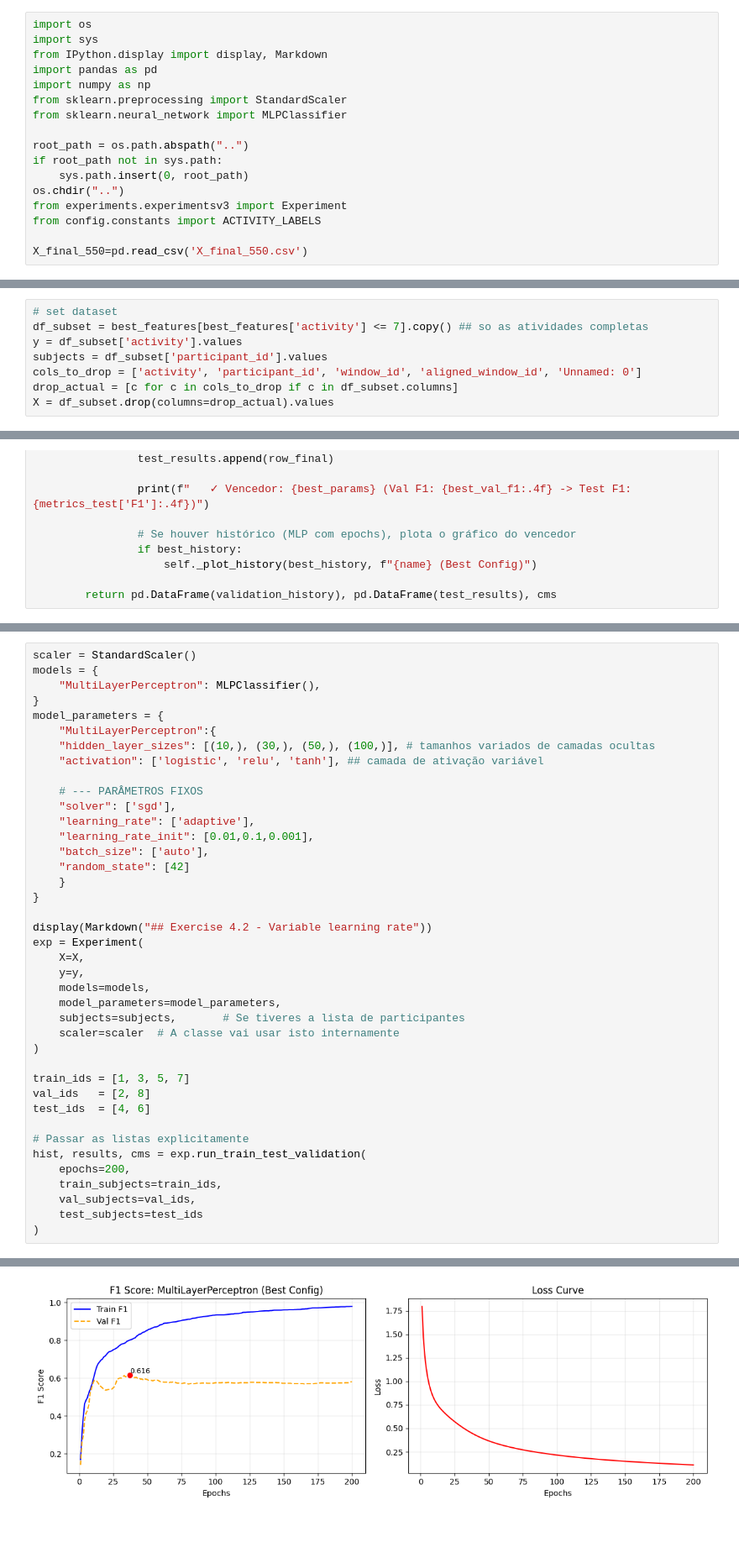
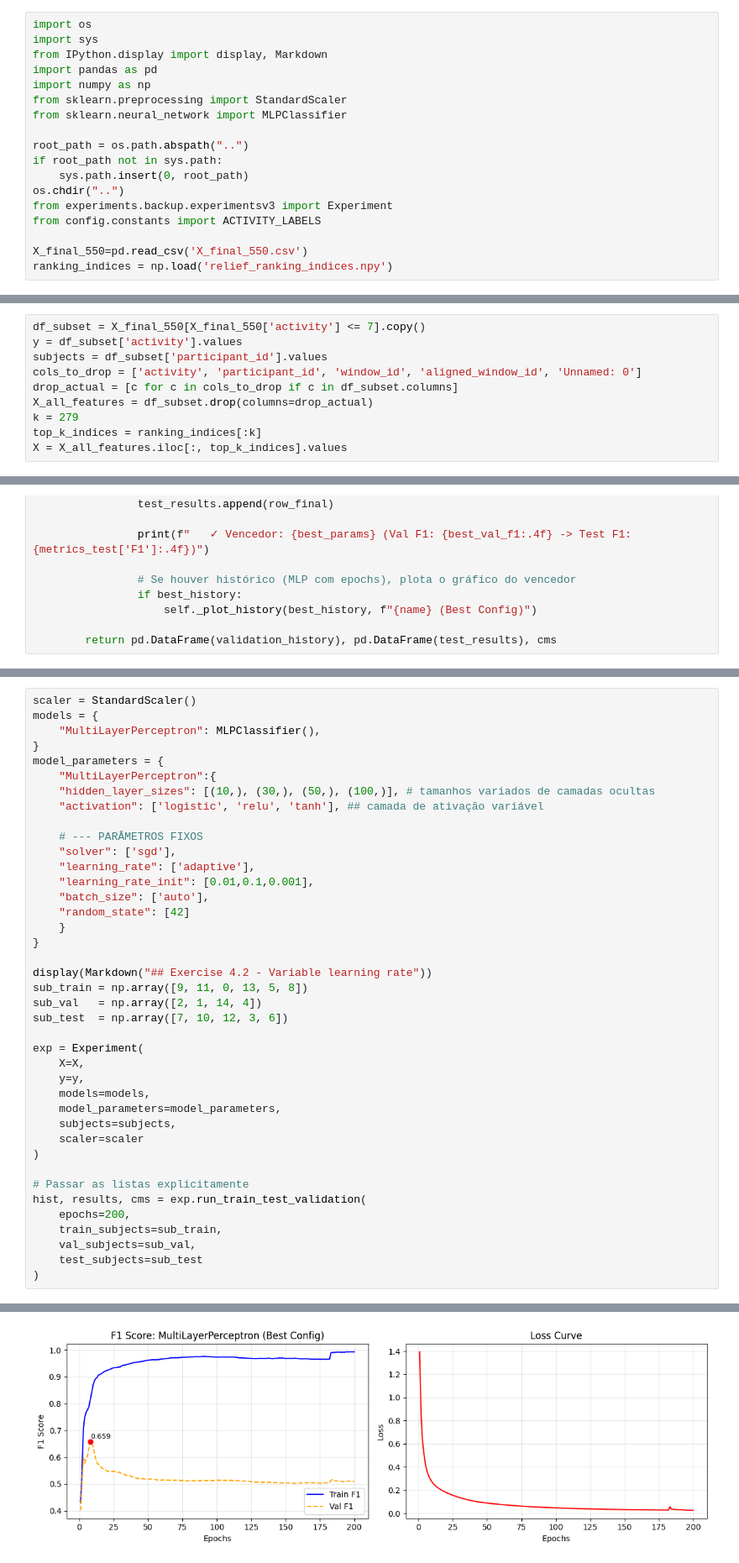
Before and after one commit to andreferraria453/tcdtp1, a Jupyter notebook: exercises/b_ex4.ipynb, the cells around one changed output, grey strips where cells are left out. Shown at 84% size. Drawn from its saved outputs; the diff is of its cells as text; blank space fills up the shorter version.

```diff
--- a/exercises/b_ex4.ipynb
+++ b/exercises/b_ex4.ipynb
@@ -27,8 +27,9 @@ root_path = os.path.abspath("..")
 if root_path not in sys.path:
     sys.path.insert(0, root_path)
 os.chdir("..")
-from experiments.experimentsv3 import Experiment
+from experiments.backup.experimentsv3 import Experiment
 from config.constants import ACTIVITY_LABELS
 
 X_final_550=pd.read_csv('X_final_550.csv')
+ranking_indices = np.load('relief_ranking_indices.npy')
 # %%
@@ -52,11 +45,13 @@ Shape original: (12337, 554)
 # %%
-# set dataset
-df_subset = best_features[best_features['activity'] <= 7].copy() ## so as atividades completas
+df_subset = X_final_550[X_final_550['activity'] <= 7].copy()
 y = df_subset['activity'].values
 subjects = df_subset['participant_id'].values
 cols_to_drop = ['activity', 'participant_id', 'window_id', 'aligned_window_id', 'Unnamed: 0']
 drop_actual = [c for c in cols_to_drop if c in df_subset.columns]
-X = df_subset.drop(columns=drop_actual).values
+X_all_features = df_subset.drop(columns=drop_actual)
+k = 279
+top_k_indices = ranking_indices[:k]
+X = X_all_features.iloc[:, top_k_indices].values
 # %%
 import copy
 import numpy as np
@@ -740,25 +742,25 @@ model_parameters = {
 }
 
 display(Markdown("## Exercise 4.2 - Variable learning rate"))
+sub_train = np.array([9, 11, 0, 13, 5, 8])
+sub_val   = np.array([2, 1, 14, 4])
+sub_test  = np.array([7, 10, 12, 3, 6])
+
 exp = Experiment(
     X=X,
     y=y,
     models=models,
     model_parameters=model_parameters,
-    subjects=subjects,       # Se tiveres a lista de participantes
-    scaler=scaler  # A classe vai usar isto internamente
+    subjects=subjects,
+    scaler=scaler
 )
-
-train_ids = [1, 3, 5, 7]
-val_ids   = [2, 8]
-test_ids  = [4, 6]
 
 # Passar as listas explicitamente
 hist, results, cms = exp.run_train_test_validation(
     epochs=200,
-    train_subjects=train_ids,
-    val_subjects=val_ids,
-    test_subjects=test_ids
+    train_subjects=sub_train,
+    val_subjects=sub_val,
+    test_subjects=sub_test
 )
 # %% [output]
 ## Exercise 4.2 - Variable learning rate
@@ -782,4 +784,4 @@ param_grid: {'hidden_layer_sizes': [(10,), (30,), (50,), (100,)], 'activation':
-[figure, old version]
+[figure, new version]
 # %%
 scaler = StandardScaler()
 models = {
```
Also changed, not shown: parts of 6 cells of this notebook, 18 other files.
